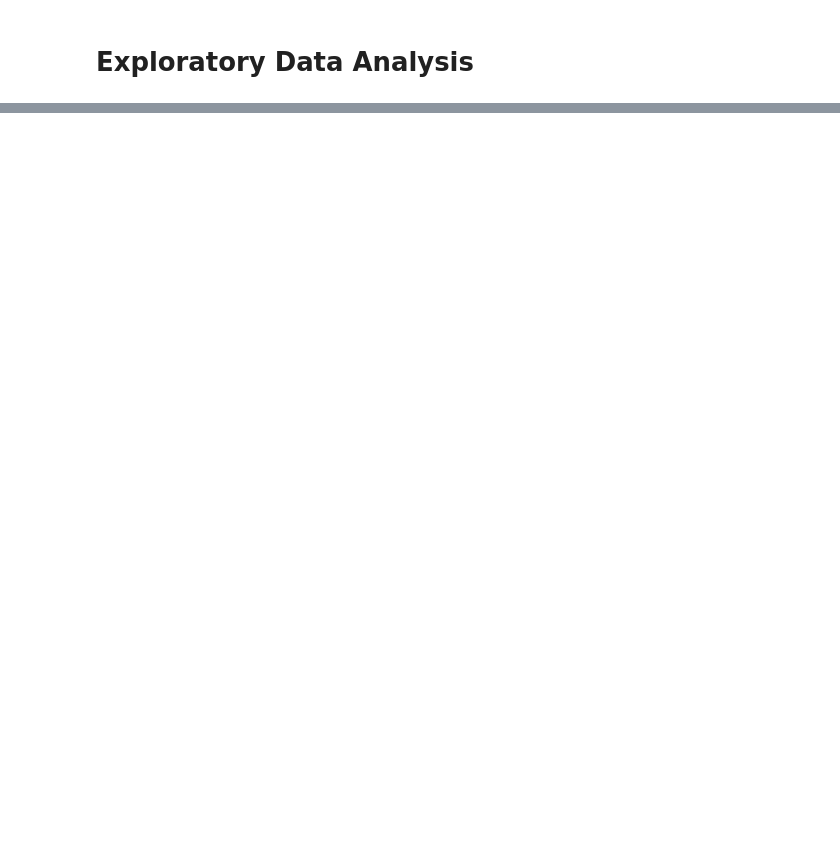
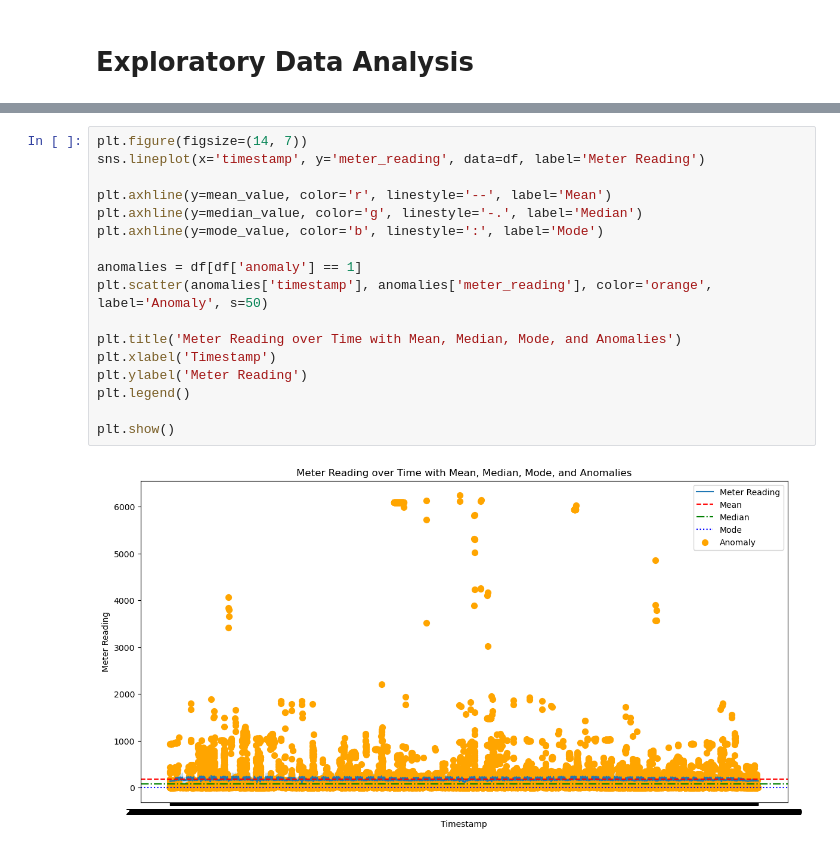
Before and after one commit to sai14karthik/Nexus-S1-Deakin-Internship, a Jupyter notebook: main2.ipynb, the cells around one changed output, grey strips where cells are left out. Drawn from its saved outputs; the diff is of its cells as text; blank space fills up the shorter version.

```diff
--- a/main2.ipynb
+++ b/main2.ipynb
@@ -85,0 +158,19 @@ plt.show()
+# %%
+plt.figure(figsize=(14, 7))
+sns.lineplot(x='timestamp', y='meter_reading', data=df, label='Meter Reading')
+
+plt.axhline(y=mean_value, color='r', linestyle='--', label='Mean')
+plt.axhline(y=median_value, color='g', linestyle='-.', label='Median')
+plt.axhline(y=mode_value, color='b', linestyle=':', label='Mode')
+
+anomalies = df[df['anomaly'] == 1]
+plt.scatter(anomalies['timestamp'], anomalies['meter_reading'], color='orange', label='Anomaly', s=50)
+
+plt.title('Meter Reading over Time with Mean, Median, Mode, and Anomalies')
+plt.xlabel('Timestamp')
+plt.ylabel('Meter Reading')
+plt.legend()
+
+plt.show()
+# %% [output]
+[figure, added]
```
Also changed, not shown: parts of 15 cells of this notebook, 9 other files.
